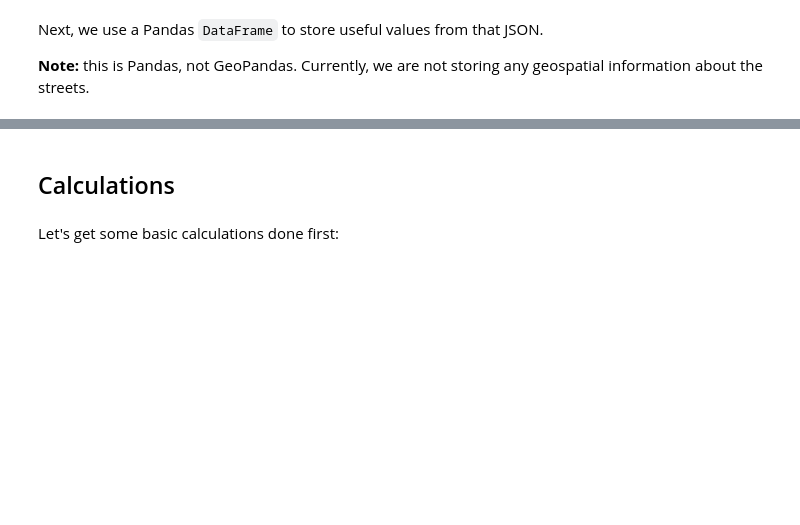
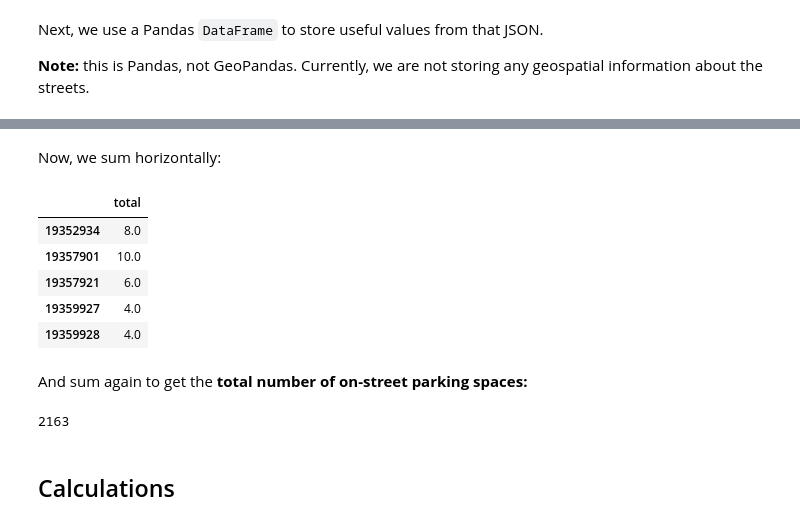
Before and after one commit to chris-sarli/parking-analysis, a Jupyter notebook: notebooks/calculations.ipynb, the cells around one changed output, grey strips where cells are left out. Cells and saved outputs as stored; diff of their text form; code cells hidden in the pictures; blank space fills up the shorter version.

```diff
--- a/notebooks/calculations.ipynb
+++ b/notebooks/calculations.ipynb
@@ -136,2 +138,21 @@ sp.head()
+# %% [markdown]
+Now, we sum horizontally:
+# %%
+street_capacities = pd.DataFrame()
+street_capacities['total'] = street_lane_capacities.sum(axis=1)
+street_capacities.head()
+# %% [output]
+|  | total |
+| 19352934 | 8.0 |
+| 19357901 | 10.0 |
+| 19357921 | 6.0 |
+| 19359927 | 4.0 |
+| 19359928 | 4.0 |
+# %% [markdown]
+And sum again to get the **total number of on-street parking spaces:**
+# %%
+int(street_capacities.sum()['total'])
+# %% [output]
+2163
 # %% [markdown]
 ## Calculations
@@ -140,2 +158,0 @@ calculations = {'total': {}}  # Dictionary to hold all useful calculations
-# %% [markdown]
-Let's get some basic calculations done first:
```
Also changed, not shown: parts of 31 cells of this notebook.
